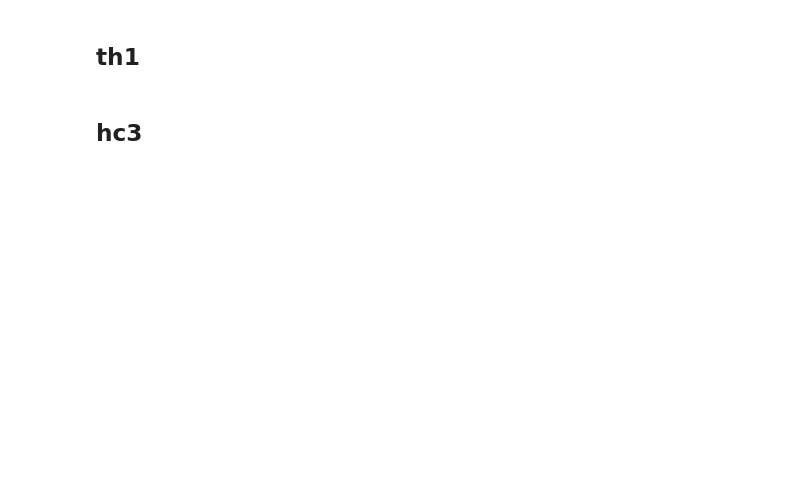
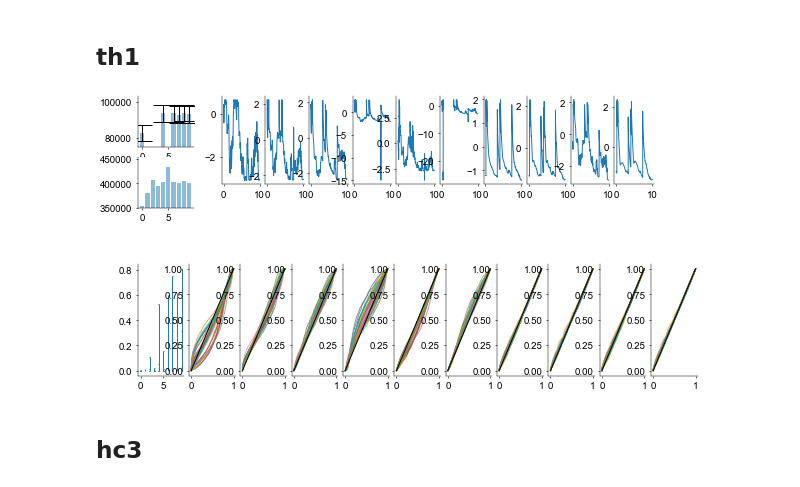
Before and after one commit to davindicode/nonparametric-nonrenewal-process, a Jupyter notebook: scripts/plots/plots.ipynb, the cells around one changed output. Saved outputs shown, nothing was run; the diff lists cells and outputs as text; code cells hidden in the pictures; blank space fills up the shorter version.

```diff
--- a/scripts/plots/plots.ipynb
+++ b/scripts/plots/plots.ipynb
@@ -389,7 +400,7 @@ C
 # qq plots
 # %%
 datadir = '../saves/'
-name = 'synthetic_results'
+name = 'results_synthetic'
 
 results = pickle.load(
     open(datadir + name + ".p", "rb")
@@ -402,3 +417,15 @@ array([0.8467633, 1.7683899, 1.2289314, 1.4755108, 1.0157384, 0.9616031,
+# %%
+pos_x_locs = results["tuning"]["pos_x_locs"]
+GT_rates = results["tuning"]["GT_rates"]
+pos_mean_ISI = results["tuning"]["pos_mean_ISI"]
+pos_est_rate = 1 / pos_mean_ISI.mean(0)
+
+ISI_t_eval = results["tuning"]["ISI_t_eval"]
+GT_unit_renewals = results["tuning"]["GT_unit_renewals"]
+
+warp_tau = results["tuning"]['warp_tau']
+len_tau = results["tuning"]['len_tau']
+len_deltas = results["tuning"]['len_deltas']
 # %%
 fig = plt.figure(figsize=(8, 3))
 fig.set_facecolor('white')
@@ -586,15 +635,15 @@ ax.bar(np.arange(mdls), means, yerr=sems,
        align='center', alpha=0.5, ecolor='black', capsize=10)
 ax.set_ylim(7.5 * 1e4)
 
-# ax = fig.add_subplot(spec[1, 0])
-# means = train_lls
-# ax.bar(np.arange(mdls), means,
-#        align='center', alpha=0.5, ecolor='black', capsize=10)
-# ax.set_ylim(3.5 * 1e5)
+ax = fig.add_subplot(spec[1, 0])
+means = train_lls
+ax.bar(np.arange(mdls), means,
+       align='center', alpha=0.5, ecolor='black', capsize=10)
+ax.set_ylim(3.5 * 1e5)
 
 
 
-widths = [1, 1, 1, 1, 1, 1]
+widths = [1] * (len(reg_config_names) + 1)
 heights = [1, 0.1]
 
 spec = fig.add_gridspec(ncols=len(widths), nrows=len(heights), width_ratios=widths,
@@ -615,40 +664,42 @@ for en, n in enumerate(reg_config_names):
 
 
 ### KS statistics ###
-widths = [1, 1, 1, 1, 1, 1, 1]
+widths = [1] * (len(reg_config_names) + 1)
 heights = [1]
 
 spec = fig.add_gridspec(ncols=len(widths), nrows=len(heights), width_ratios=widths,
                         height_ratios=heights, top=0.4, bottom=0.0,
                         left=0.0, right=1., wspace=0.1)
 
 ax = fig.add_subplot(spec[0, 0])
 
-mdls = len(reg_config_names[:1])
+mdls = len(reg_config_names[:])
 p_vals = [regression_dict[n]['KS_p_value'] for n in reg_config_names]
 #p_vals = [[0 if v is None else v for v in d] for d in p_vals]
 
 ax.violinplot(
     p_vals, list(range(mdls)), points=20, widths=0.3,
     showmeans=True, showextrema=True, showmedians=True,
     bw_method=1e-2, #'silverman',
 )
 
 for en, n in enumerate(reg_config_names):
     quantiles = regression_dict[n]['KS_quantiles']
 
     ax = fig.add_subplot(spec[0, en + 1])
     for n in range(len(quantiles)):
         if quantiles[n] is not None:
             ax.plot(np.linspace(0., 1., len(quantiles[n])), quantiles[n], alpha=0.7)
     ax.plot(np.linspace(0., 1., 100), np.linspace(0., 1., 100), c='k')
 
 
 
 
 
 
 plt.show()
+# %% [output]
+[figure, added]
 # %% [markdown]
 ## hc3
 # %%
```
Also changed, not shown: parts of 19 cells of this notebook, 2 other files.
